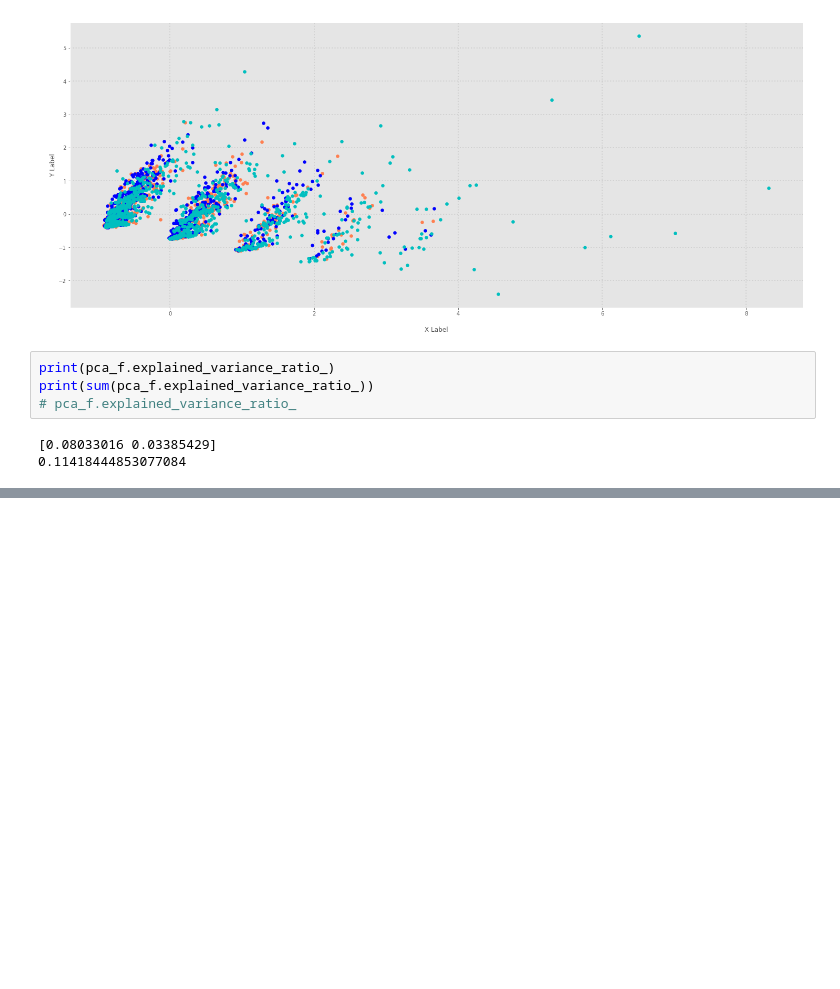
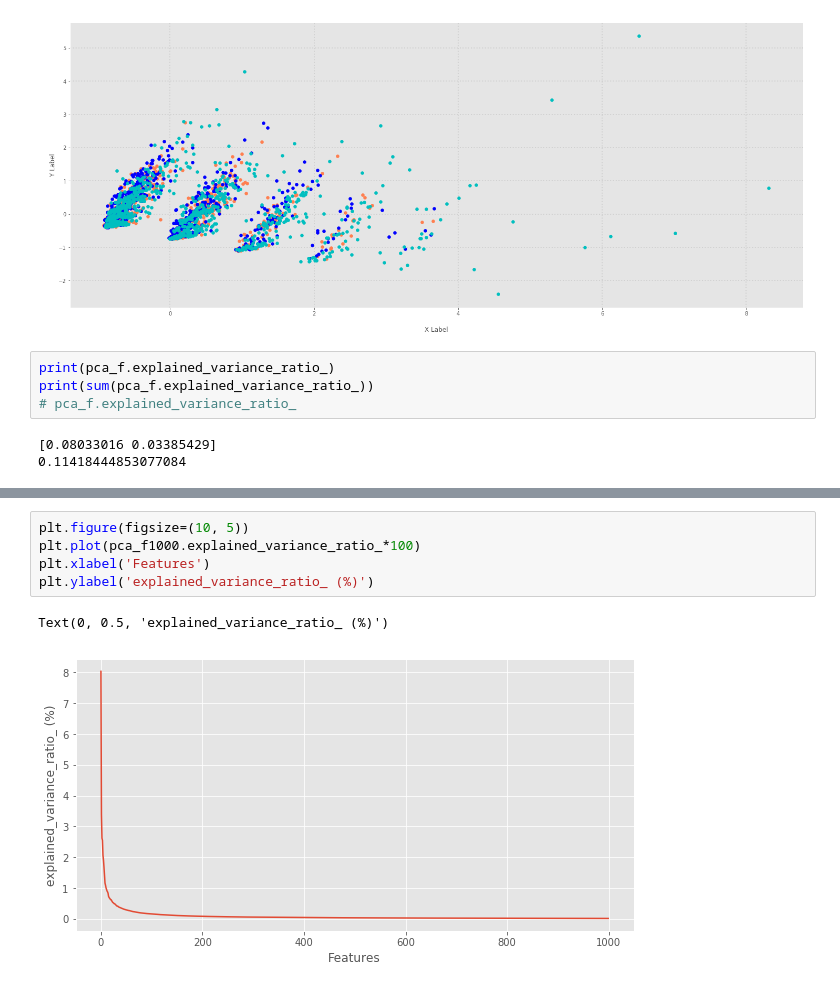
Before and after one commit to poilu119/dm_2018_hw_1-1, a Jupyter notebook: Questions.ipynb, the cells around one changed output, grey strips where cells are left out. Saved outputs shown, nothing was run; the diff lists cells and outputs as text; blank space fills up the shorter version.

```diff
--- a/Questions.ipynb
+++ b/Questions.ipynb
@@ -154,0 +155,8 @@ print(sum(pca_f1000.explained_variance_ratio_))
+# %%
+plt.figure(figsize=(10, 5))
+plt.plot(pca_f1000.explained_variance_ratio_*100)
+plt.xlabel('Features')
+plt.ylabel('explained_variance_ratio_ (%)')
+# %% [output]
+Text(0, 0.5, 'explained_variance_ratio_ (%)')
+[figure, added]
```
Also changed, not shown: parts of 3 cells of this notebook.
